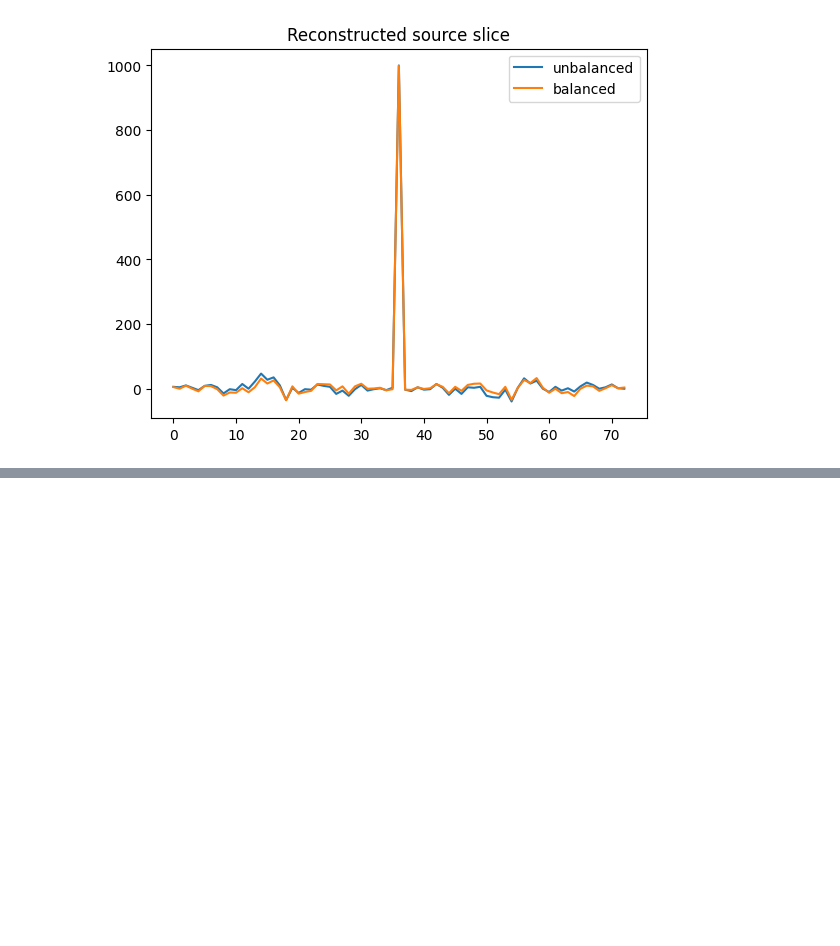
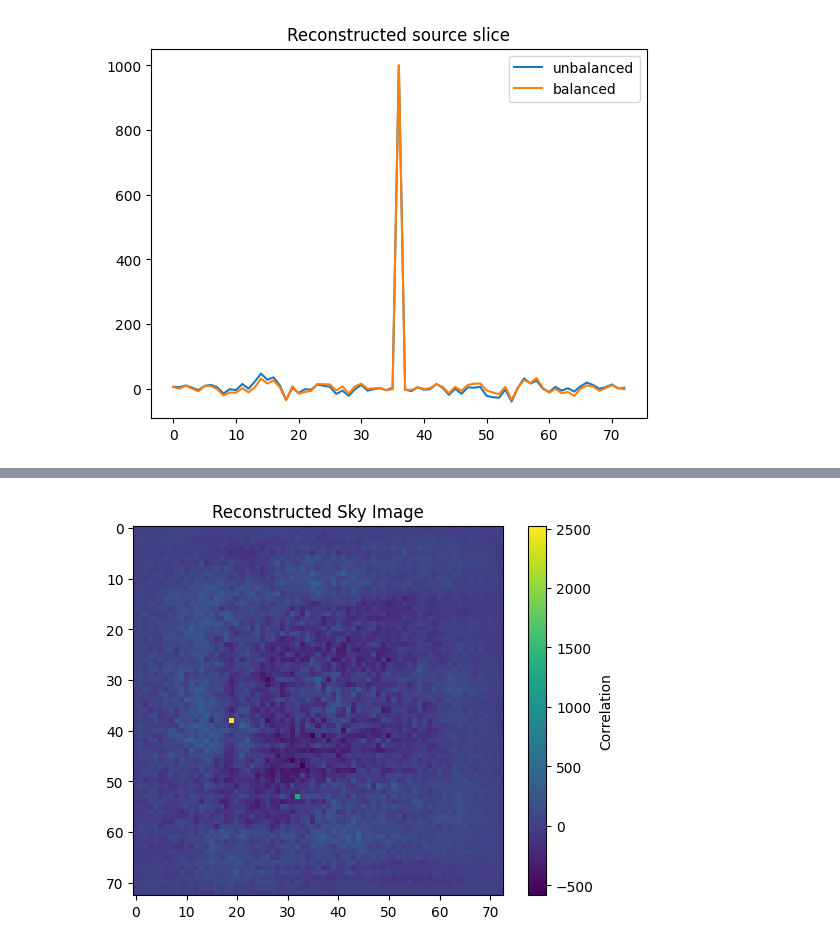
Before and after one commit to peppedilillo/masks, a Jupyter notebook: notebooks/13_pcfov_2d.ipynb, the cells around one changed output, grey strips where cells are left out. Saved outputs shown, nothing was run; the diff lists cells and outputs as text; code cells hidden in the pictures; blank space fills up the shorter version.

```diff
--- a/notebooks/13_pcfov_2d.ipynb
+++ b/notebooks/13_pcfov_2d.ipynb
@@ -125,0 +170,11 @@ plt.show()
+# %%
+reconstructed = ura.decode(detector, balanced=False)
+balanced = ura.decode(detector, balanced=True)
+# %%
+fig, ax = plt.subplots(1, 1)
+c0 = ax.imshow(reconstructed)
+fig.colorbar(c0, ax=ax, label="Correlation")
+ax.set_title("Reconstructed Sky Image")
+plt.show()
+# %% [output]
+[figure, added]
```
Also changed, not shown: parts of 11 cells of this notebook.
